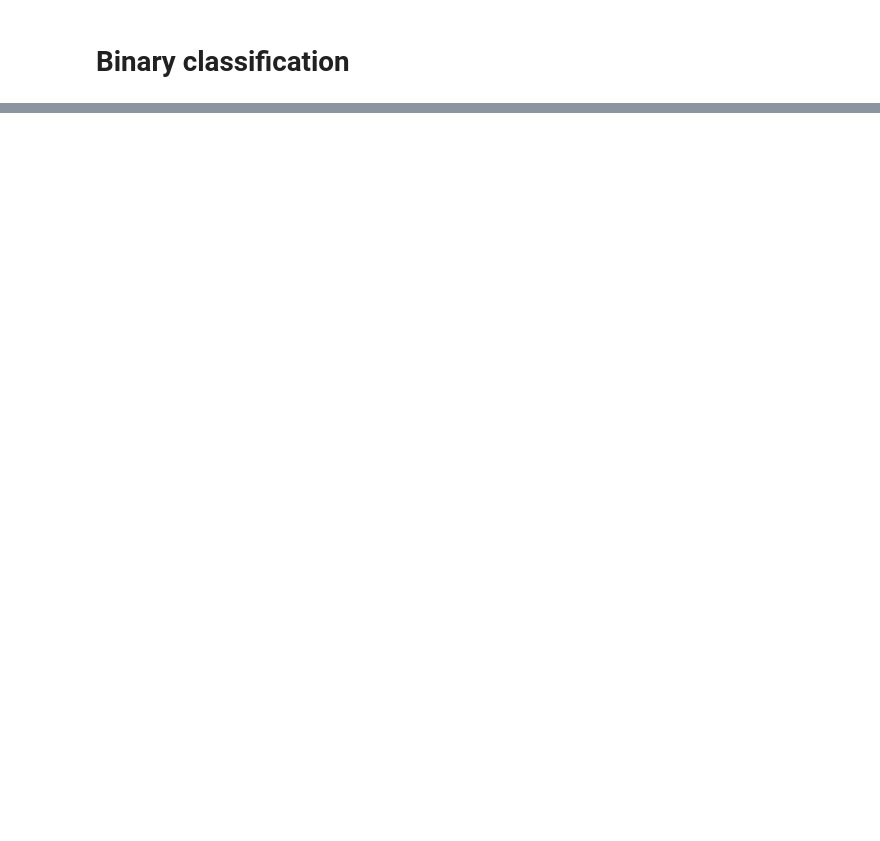
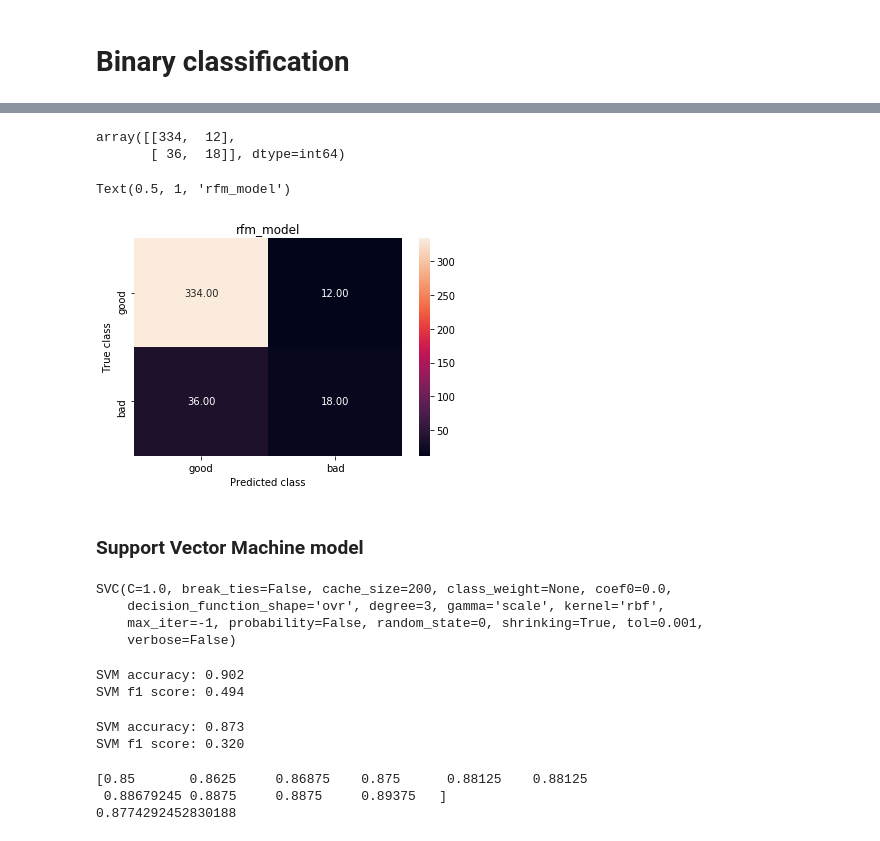
Before and after one commit to ksp2000/Wine-Quality-Detection, a Jupyter notebook: winequality.ipynb, the cells around one changed output, grey strips where cells are left out. Drawn from its saved outputs; the diff is of its cells as text; code cells hidden in the pictures; blank space fills up the shorter version.

```diff
--- a/winequality.ipynb
+++ b/winequality.ipynb
@@ -437,0 +878,4 @@ print(accuracy_rfm)
+# %%
+from sklearn.ensemble import RandomForestClassifier
+rfm = RandomForestClassifier(n_estimators=200,max_depth=6,random_state=0)
+rfm.fit(X_train, y_train)
@@ -444,6 +938,59 @@ cm
+# %%
+cm_rfm = confusion_matrix(y_test, prediction_rfm)
+cm_rfm
+# %% [output]
+array([[334,  12],
+       [ 36,  18]], dtype=int64)
 # %%
-sns.heatmap(cm, annot=True, fmt='.2f',xticklabels = ["good", "bad"] , yticklabels = ["good", "bad"] )
+sns.heatmap(cm_rfm, annot=True, fmt='.2f',xticklabels = ["good", "bad"] , yticklabels = ["good", "bad"] )
 plt.ylabel('True class')
 plt.xlabel('Predicted class')
 plt.title('rfm_model')
-plt.savefig('rfm_model')
+# %% [output]
+Text(0.5, 1, 'rfm_model')
+[figure, added]
+# %% [markdown]
+### Support Vector Machine model
+# %%
+from sklearn.svm import SVC
+svm = SVC(kernel='rbf',random_state=0)
+svm.fit(X_train,y_train)
+# %% [output]
+SVC(C=1.0, break_ties=False, cache_size=200, class_weight=None, coef0=0.0,
+    decision_function_shape='ovr', degree=3, gamma='scale', kernel='rbf',
+    max_iter=-1, probability=False, random_state=0, shrinking=True, tol=0.001,
+    verbose=False)
+# %%
+accuracy_svm=accuracy_score(y_train, svm.predict(X_train))
+
+f1_score_svm=f1_score(y_train, svm.predict(X_train))
+
+print('SVM accuracy: {:.3f}'.format(accuracy_svm))
+print('SVM f1 score: {:.3f}'.format(f1_score_svm))
+# %% [output]
+SVM accuracy: 0.902
+SVM f1 score: 0.494
+# %%
+accuracy_svm=accuracy_score(y_test, svm.predict(X_test))
+acc.update({'SupportVectorMachine': accuracy_svm})
+
+f1_score_svm=f1_score(y_test, svm.predict(X_test))
+f1.update({'SupportVectorMachine': f1_score_svm})
+
+print('SVM accuracy: {:.3f}'.format(accuracy_svm))
+print('SVM f1 score: {:.3f}'.format(f1_score_svm))
+# %% [output]
+SVM accuracy: 0.873
+SVM f1 score: 0.320
+# %%
+scores=cross_val_score(svm,X,y,cv=10)
+scores.sort()
+accuracy_svm_cv=scores.mean()
+acc_cv.update({'SupportVectorMachine': accuracy_svm_cv})
+
+print(scores)
+print(accuracy_svm_cv)
+# %% [output]
+[0.85       0.8625     0.86875    0.875      0.88125    0.88125
+ 0.88679245 0.8875     0.8875     0.89375   ]
+0.8774292452830188
```
Also changed, not shown: parts of 137 cells of this notebook, 3 other files.
